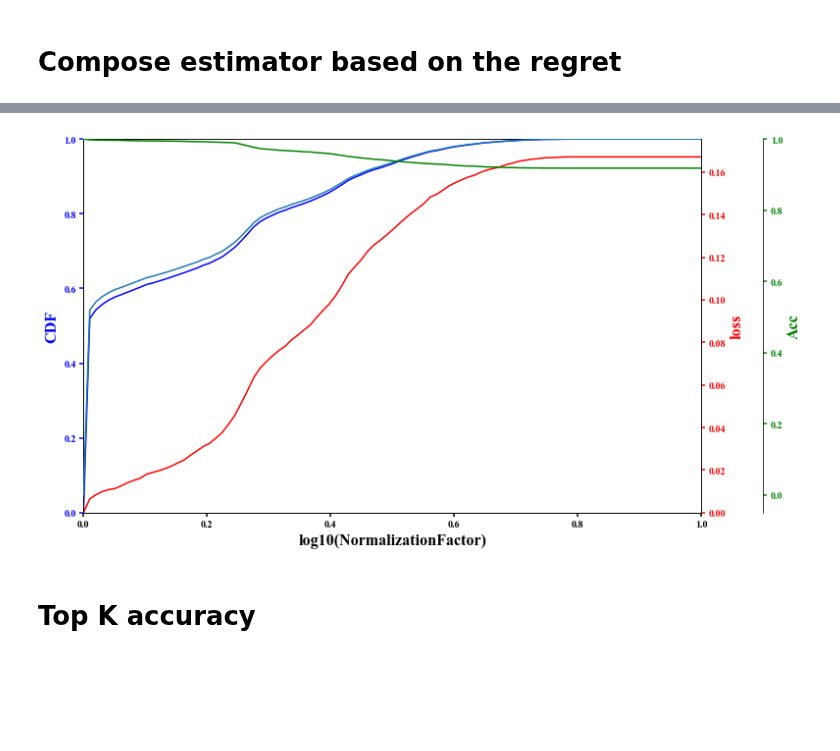
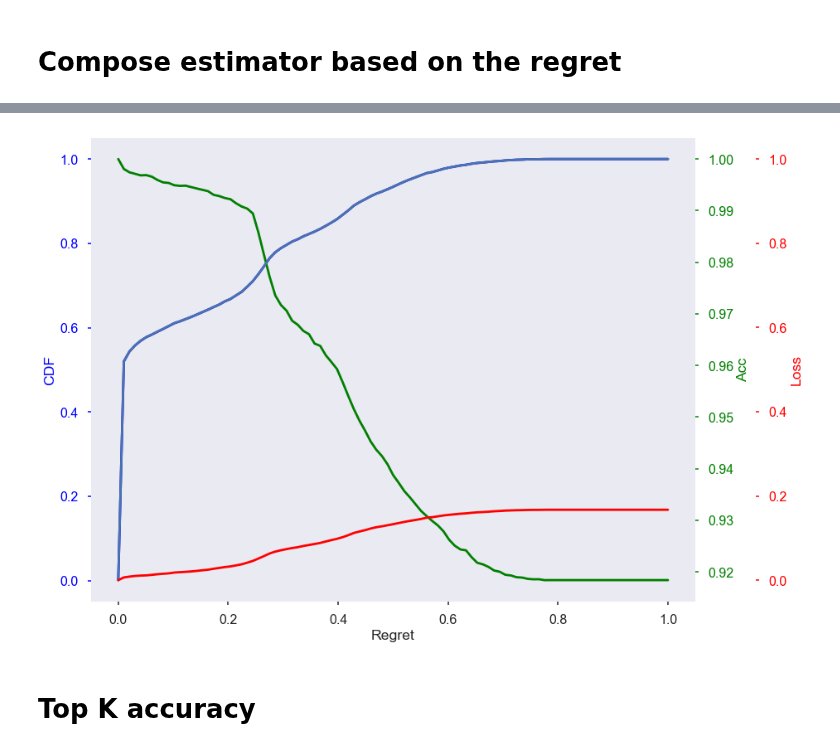
Before and after one commit to kobybibas/deep_pnml_experiments, a Jupyter notebook: src/analyze_results.ipynb, the cells around one changed output, grey strips where cells are left out. Drawn from its saved outputs; the diff is of its cells as text; code cells hidden in the pictures; blank space fills up the shorter version.

```diff
--- a/src/analyze_results.ipynb
+++ b/src/analyze_results.ipynb
@@ -15,8 +15,16 @@ Files already downloaded and verified
 Files already downloaded and verified
 # %%
 # Define plot defaults
-mpl.rcParams['figure.figsize'] = (14.0, 7.0)
-mpl.rcParams['font.family'] = "Times New Roman"
-mpl.rcParams['axes.grid'] = True
-mpl.rcParams['axes.titlesize'] = 20
-mpl.rcParams['axes.labelsize'] = 16
+# mpl.rcParams['figure.figsize'] = (14.0, 7.0)
+# mpl.rcParams['font.family'] = "Times New Roman"
+# mpl.rcParams['axes.grid'] = True
+# mpl.rcParams['axes.titlesize'] = 20
+# mpl.rcParams['axes.labelsize'] = 16
+
+
+print(plt.style.available)
+plt.style.use('seaborn-poster')
+
+output_path = '/Users/kobibi/WorkDocs/DeepPNML-Paper/figures'
+is_plot_title = False
+is_save_fig = True
@@ -151,43 +169,45 @@ fig.subplots_adjust(right=0.75)
 
 par1 = host.twinx()
 par2 = host.twinx()
 
 plt.plot(threshold_list, cdf_list, label='Threshold Acc CDF')
 par2.spines["right"].set_position(("axes", 1.1))
 make_patch_spines_invisible(par2)
 par2.spines["right"].set_visible(True)
 
 p1, = host.plot(threshold_list, cdf_list, "b-", label="CDF")
-p2, = par1.plot(threshold_list, nml_thresh_loss_list, "r-", label="loss")
-p3, = par2.plot(threshold_list, acc_list, "g-", label="Acc")
+p2, = par1.plot(threshold_list, acc_list, "g-", label="Acc")
+p3, = par2.plot(threshold_list, nml_thresh_loss_list, "r-", label="loss")
 
-host.set_xlim([0, 1])
-host.set_ylim([0,1])
-par1.set_ylim(bottom=0)
-par2.set_ylim(top=1.0)
 
-host.set_xlabel("log10(NormalizationFactor)")
+# host.set_xlim([0, 1])
+# host.set_ylim([0,1])
+# par1.set_ylim(bottom=0)
+# par2.set_ylim(top=1.0)
+
+host.set_xlabel("Regret")
 host.set_ylabel("CDF")
-par1.set_ylabel("loss")
-par2.set_ylabel("Acc")
+par1.set_ylabel("Acc")
+par2.set_ylabel("Loss")
 
 host.yaxis.label.set_color(p1.get_color())
 par1.yaxis.label.set_color(p2.get_color())
 par2.yaxis.label.set_color(p3.get_color())
 
 tkw = dict(size=4, width=1.5)
 host.tick_params(axis='y', colors=p1.get_color(), **tkw)
 par1.tick_params(axis='y', colors=p2.get_color(), **tkw)
 par2.tick_params(axis='y', colors=p3.get_color(), **tkw)
 host.tick_params(axis='x', **tkw)
 lines = [p1, p2, p3]
 # host.legend(lines, [l.get_label() for l in lines])
 host.grid(False)
 par1.grid(False)
 par2.grid(False)
+plt.savefig(os.path.join(output_path, 'regret_based_calss_all.jpg'), dpi=200, bbox_inches=plt.tight_layout()) if is_save_fig else None
 plt.show()
 # %% [output]
-[figure, old version]
+[figure, new version]
 # %% [markdown]
 # Top K accuracy
 # %%
```
Also changed, not shown: parts of 10 cells of this notebook, 2 other files.
